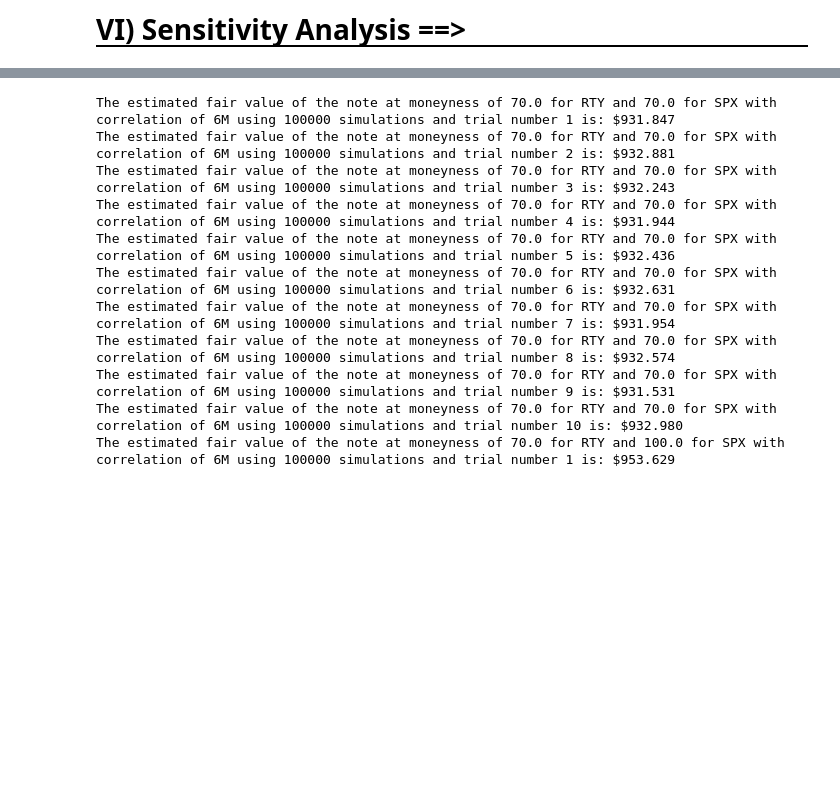
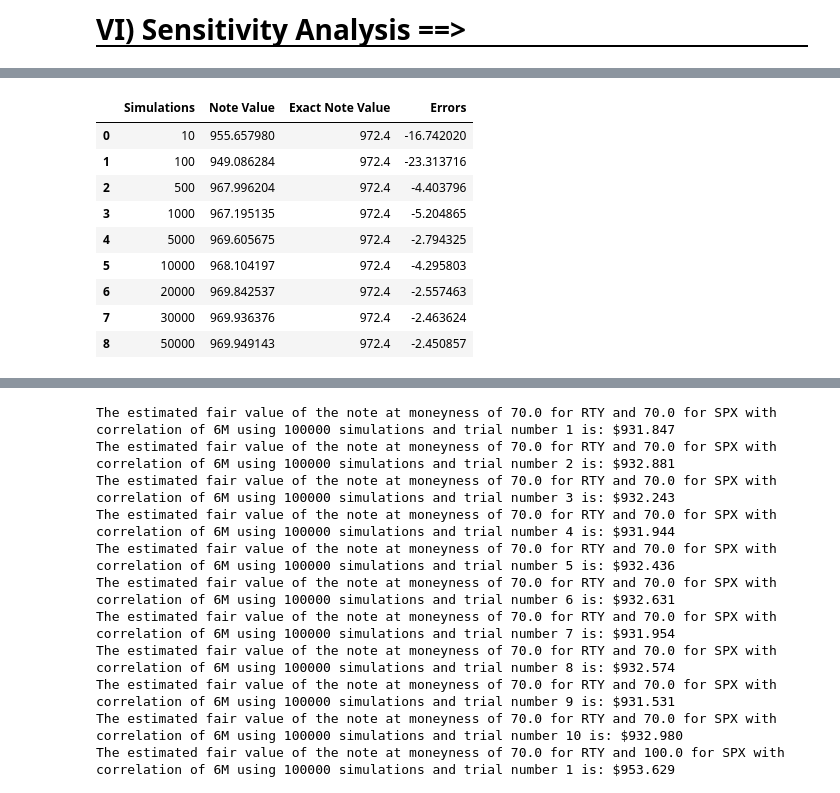
Before and after one commit to yadvesh28/Complex_Derivatives_Valuation_Projects, a Jupyter notebook: Project_2/PROJECT2.DESAIk_KALRAm_YADAVy.ipynb, the cells around one changed output, grey strips where cells are left out. Cells and saved outputs as stored; diff of their text form; code cells hidden in the pictures; blank space fills up the shorter version.

```diff
--- a/Project_2/PROJECT2.DESAIk_KALRAm_YADAVy.ipynb
+++ b/Project_2/PROJECT2.DESAIk_KALRAm_YADAVy.ipynb
@@ -680,7 +679,7 @@ def note_value(N, Ntrials, sigma1, sigma2, rho12):
 # %% [markdown]
 ##### Calculating the note value using Ntrails=10, N = 100000 simulations at moneyness of (70,70) and (100,100) for (RTY,SPX) indices using 24N rho12=0.889623 and averaging the values to get final note value.
 # %%
-Ntrails=10
+Ntrials=10
 N=100000
 sig1_70 = 0.27772
 sig2_70 = 0.25440
@@ -701,7 +700,7 @@ final_note_value = [(a + b)/2 for a, b in zip(Note_val_70_70, Note_val_100_100)]
 
 # calculating the average between (70,70) and (100,100)
 final_note_value_avg = np.mean(final_note_value)
-print(f"The estimated fair value of the note by mean at moneyness (70,70) and (100,100) is: $ {final_note_value_avg:.3f}")
+print(f"The estimated fair value of the note by mean at moneyness (70,70) and (100,100) is: ${final_note_value_avg:.3f}")
 # %% [output]
 The 10 Ntrials results for moneyness of (70,70) is:
 [948.9319468772472, 948.4833936106303, 947.377699471493, 946.5392640048569, 947.6002369464856, 947.7833533876744, 948.1555122314102, 949.4737676948556, 948.9884789756888, 948.4392176027192]
@@ -792,0 +794,17 @@ KeyboardInterrupt:
+# %%
+# Taking the exact value of the note as $972.40. Doing the error analysis for different simulation steps
+df_n_sim = pd.DataFrame.from_dict(sim_sen)
+df_n_sim['Exact Note Value'] = 972.40
+df_n_sim['Errors'] = df_n_sim['Note Value'] - df_n_sim['Exact Note Value']
+df_n_sim
+# %% [output]
+|  | Simulations | Note Value | Exact Note Value | Errors |
+| 0 | 10 | 955.657980 | 972.4 | -16.742020 |
+| 1 | 100 | 949.086284 | 972.4 | -23.313716 |
+| 2 | 500 | 967.996204 | 972.4 | -4.403796 |
+| 3 | 1000 | 967.195135 | 972.4 | -5.204865 |
+| 4 | 5000 | 969.605675 | 972.4 | -2.794325 |
+| 5 | 10000 | 968.104197 | 972.4 | -4.295803 |
+| 6 | 20000 | 969.842537 | 972.4 | -2.557463 |
+| 7 | 30000 | 969.936376 | 972.4 | -2.463624 |
+| 8 | 50000 | 969.949143 | 972.4 | -2.450857 |
```
Also changed, not shown: parts of 22 cells of this notebook.
